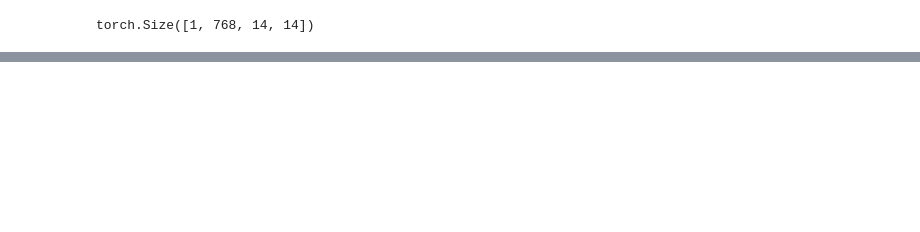
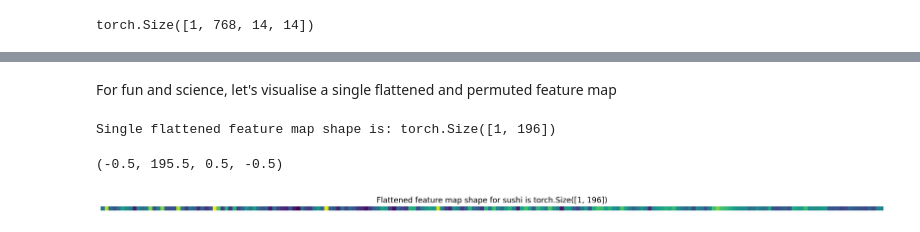
Before and after one commit to anupj/Vision-Transformer-Implementation-in-PyTorch, a Jupyter notebook: PyTorch_Vision_Transformer_Paper_Implementation.ipynb, the cells around one changed output, grey strips where cells are left out. Drawn from its saved outputs; the diff is of its cells as text; code cells hidden in the pictures; blank space fills up the shorter version.

```diff
--- a/PyTorch_Vision_Transformer_Paper_Implementation.ipynb
+++ b/PyTorch_Vision_Transformer_Paper_Implementation.ipynb
@@ -576,0 +669,23 @@ torch.Size([1, 768, 14, 14])
+# %%
+# Start by plotting the original image
+plt.imshow(image.permute(1, 2, 0)) # permute it from [C, H, W] to [H, W, C]
+plt.title(class_names[label])
+plt.axis(False)
+print(f"\nOriginal image shape: {image.shape}")
+
+# Turn image into feature maps using `conv2d`
+image_out_of_conv = conv2d(image.unsqueeze(0)) # add batch dimension
+print(f"\nImage feature map shape : {image_out_of_conv.shape}")
+
+# Flatten the feature maps
+flatten_layer = nn.Flatten(start_dim = 2, # 02nd position value in [1, 768, 14, 14], which is 14
+                           end_dim = 3) # 03rd position value in [1, 768, 14, 14], which is 14
+
+# flatten it to [batch_size, embedding_dimensions, num_of_patches]
+image_out_of_conv_flattened = flatten_layer(image_out_of_conv)
+print(f"\nFlattened image feature map shape: {image_out_of_conv_flattened.shape}")
+
+# rearrange/permute the output to map to [batch_size, num_of_patches, embedding_dim]
+image_out_of_conv_flattened_permuted = image_out_of_conv_flattened.permute(0, 2, 1)
+print(f"Flattened and permuted image feature map shape: {image_out_of_conv_flattened_permuted.shape} \
+\n --------------------------------")
@@ -576,0 +701,16 @@ torch.Size([1, 768, 14, 14])
+# %% [markdown]
+For fun and science, let's visualise a single flattened and permuted feature map
+# %%
+# Get a single flattened and permuted feature map
+single_flattened_feature_map = image_out_of_conv_flattened_permuted[ : , : , 0 ]
+print(f"Single flattened feature map shape is: {single_flattened_feature_map.shape} \n\n")
+
+# Plot the flattened and permuted feature map
+plt.figure(figsize=(22, 22))
+plt.imshow(single_flattened_feature_map.detach().numpy())
+plt.title(f"Flattened feature map shape for {class_names[label]} is {single_flattened_feature_map.shape}")
+plt.axis(False)
+# %% [output]
+Single flattened feature map shape is: torch.Size([1, 196])
+(-0.5, 195.5, 0.5, -0.5)
+[figure, added]
```
Also changed, not shown: parts of 35 cells of this notebook.
